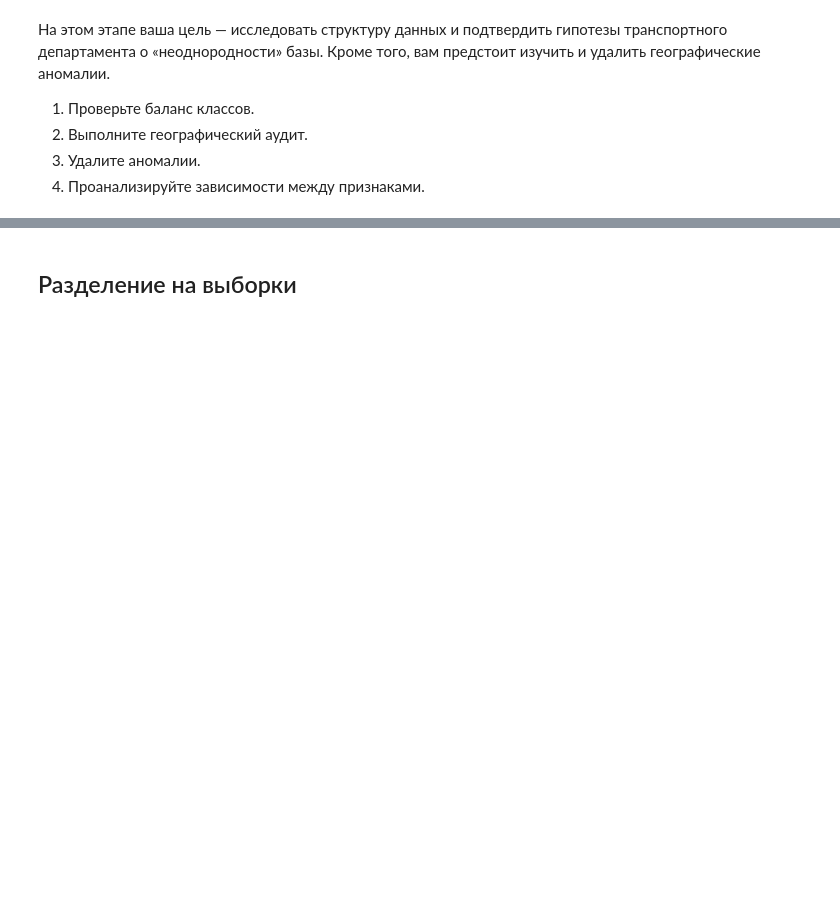
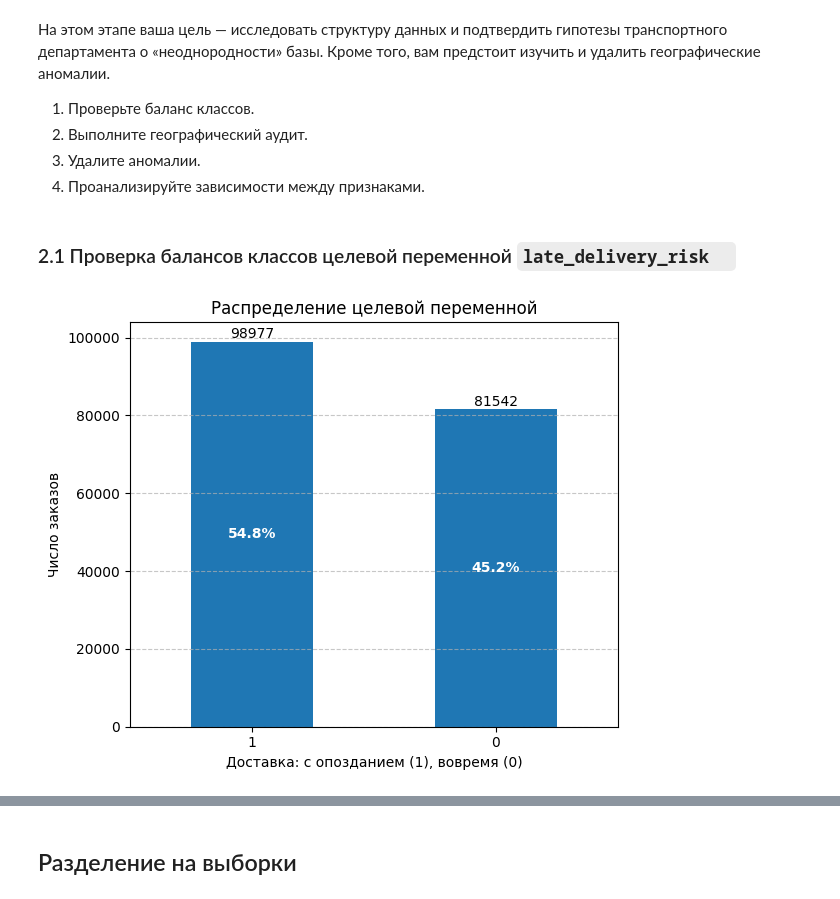
Before and after one commit to TemaQDX/sprint_18_project_carga_pronto, a Jupyter notebook: sprint_18_project_carga_pronto_Artem_Burov.ipynb, the cells around one changed output, grey strips where cells are left out. Drawn from its saved outputs; the diff is of its cells as text; code cells hidden in the pictures; blank space fills up the shorter version.

```diff
--- a/sprint_18_project_carga_pronto_Artem_Burov.ipynb
+++ b/sprint_18_project_carga_pronto_Artem_Burov.ipynb
@@ -418,3 +500,10 @@ print(f"Количество заказов без клиента: {df_orders[~d
 2. Выполните географический аудит.
 3. Удалите аномалии.
 4. Проанализируйте зависимости между признаками.
+# %% [markdown]
+### 2.1 Проверка балансов классов целевой переменной `late_delivery_risk  `
+# %%
+# Диаграмма распределения классов целевой переменной
+plot_bar_chart(data=df_orders['late_delivery_risk'], xlabel='Доставка: с опозданием (1), вовремя (0)', ylabel='Число заказов', title='Распределение целевой переменной', figsize=(6,5))
+# %% [output]
+[figure, added]
```
Also changed, not shown: parts of 8 cells of this notebook.
